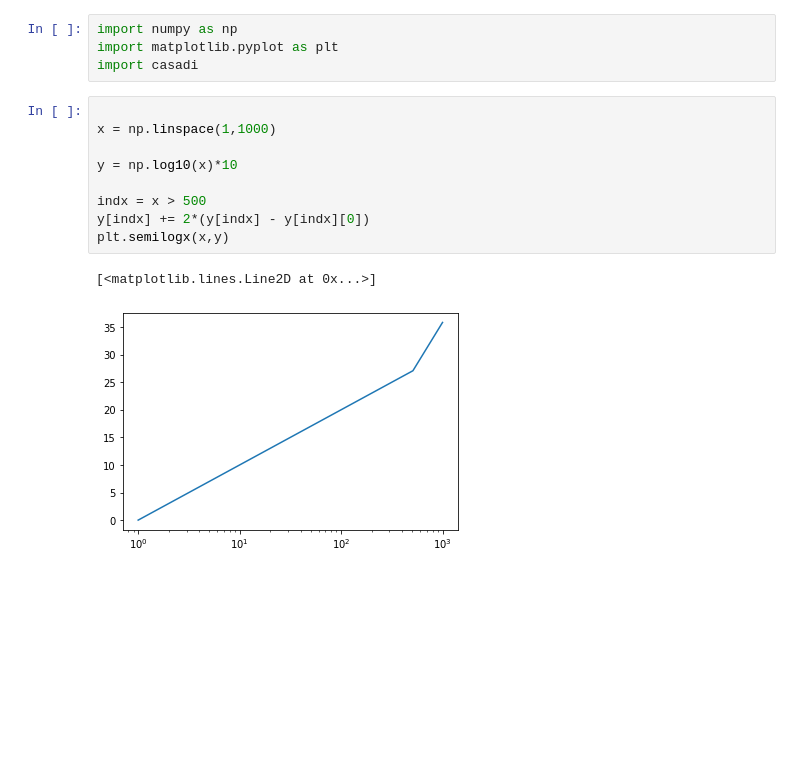
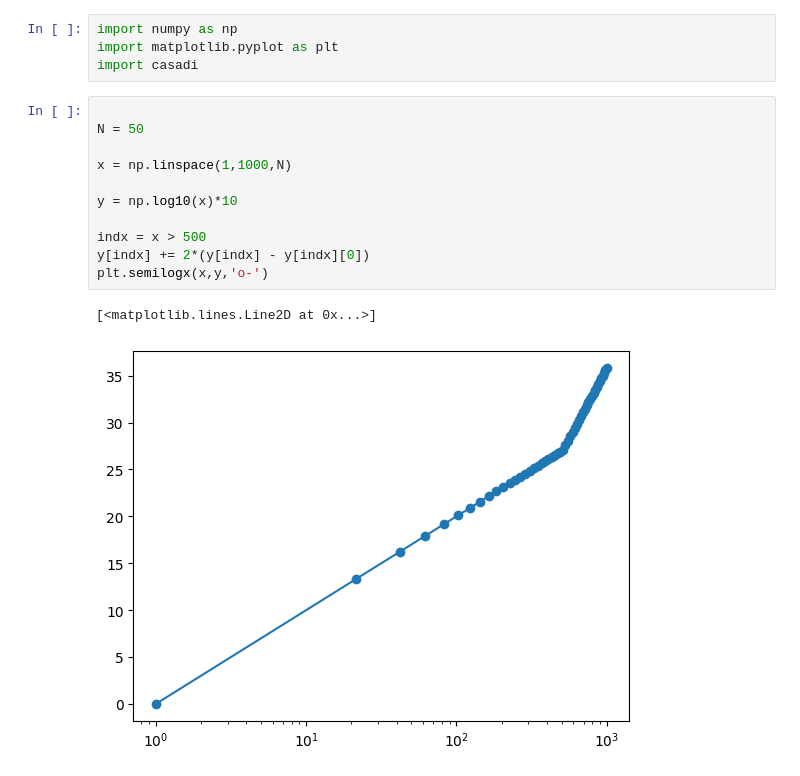
Before and after one commit to eliasrhoden/tf-freq-id, a Jupyter notebook: notebooks/log_freq_weitht.ipynb, the cells around one changed output. Saved outputs shown, nothing was run; the diff lists cells and outputs as text; blank space fills up the shorter version.

```diff
--- a/notebooks/log_freq_weitht.ipynb
+++ b/notebooks/log_freq_weitht.ipynb
@@ -4,13 +4,15 @@ import matplotlib.pyplot as plt
 import casadi
 # %%
 
-x = np.linspace(1,1000)
+N = 50
+
+x = np.linspace(1,1000,N)
 
 y = np.log10(x)*10
 
 indx = x > 500
 y[indx] += 2*(y[indx] - y[indx][0])
-plt.semilogx(x,y)
+plt.semilogx(x,y,'o-')
 # %% [output]
 [<matplotlib.lines.Line2D at 0x...>]
-[figure, old version]
+[figure, new version]
```
Also changed, not shown: parts of 5 cells of this notebook.
